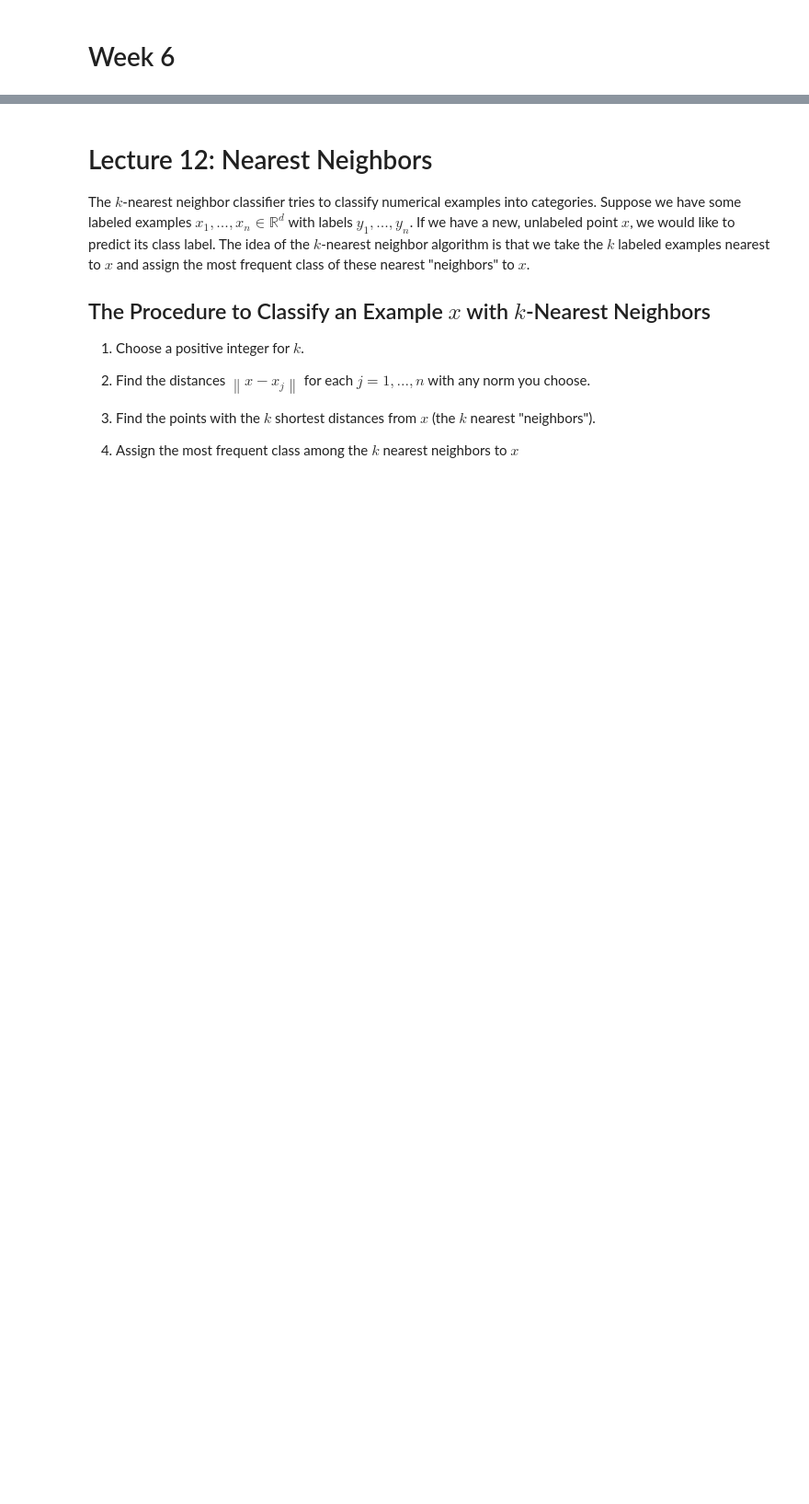
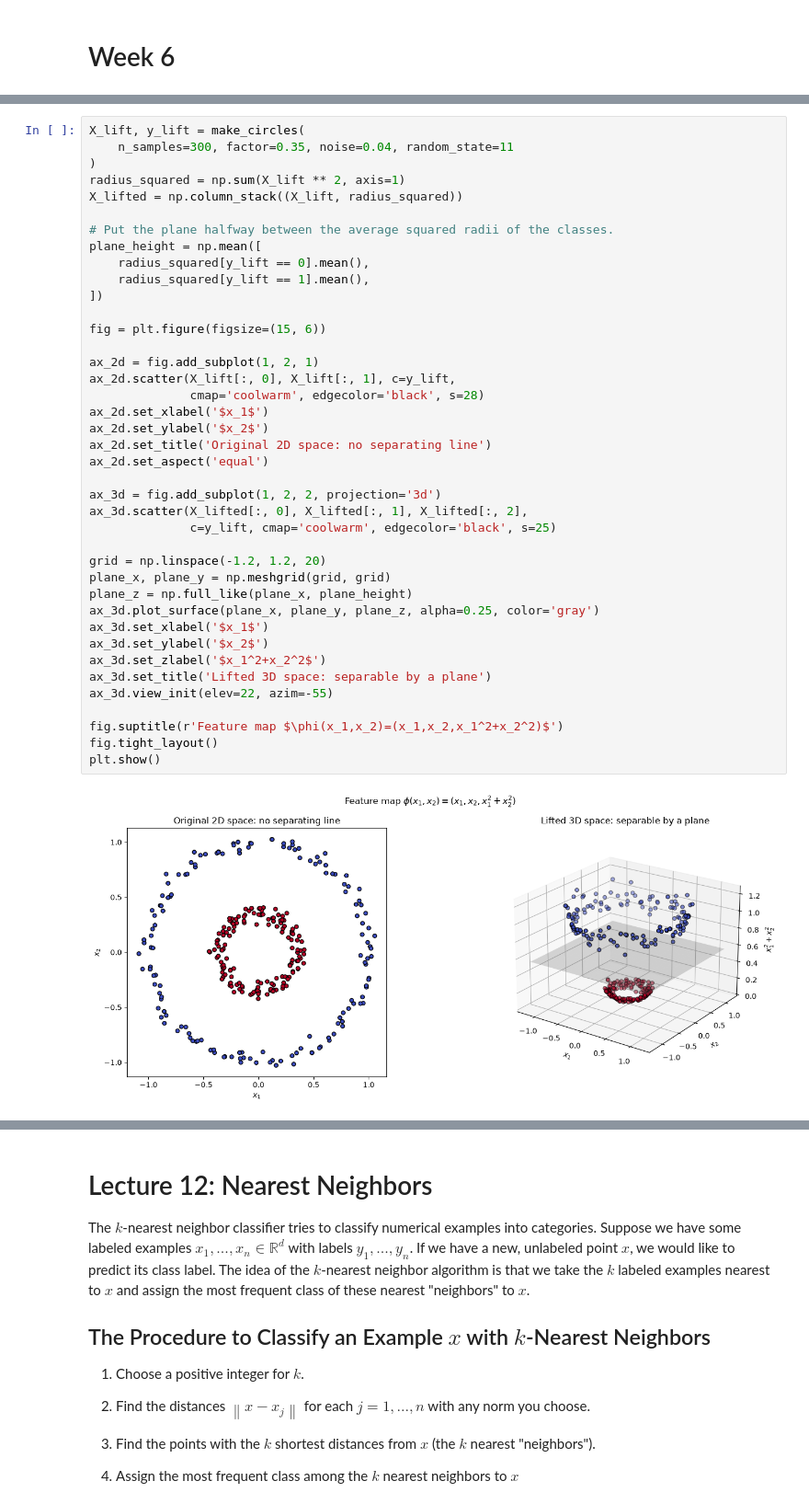
Before and after one commit to rtwhite1546/Fall-2026-Intro-to-Machine-Learning, a Jupyter notebook: Week-06-SVM-and-Nearest-Neighbors/Week-06.ipynb, the cells around one changed output, grey strips where cells are left out. Shown at 92% size. Drawn from its saved outputs; the diff is of its cells as text; blank space fills up the shorter version.

```diff
--- a/Week-06-SVM-and-Nearest-Neighbors/Week-06.ipynb
+++ b/Week-06-SVM-and-Nearest-Neighbors/Week-06.ipynb
@@ -6,0 +149,42 @@ Lecture materials will be added before this class meeting.
+# %%
+X_lift, y_lift = make_circles(
+    n_samples=300, factor=0.35, noise=0.04, random_state=11
+)
+radius_squared = np.sum(X_lift ** 2, axis=1)
+X_lifted = np.column_stack((X_lift, radius_squared))
+
+# Put the plane halfway between the average squared radii of the classes.
+plane_height = np.mean([
+    radius_squared[y_lift == 0].mean(),
+    radius_squared[y_lift == 1].mean(),
+])
+
+fig = plt.figure(figsize=(15, 6))
+
+ax_2d = fig.add_subplot(1, 2, 1)
+ax_2d.scatter(X_lift[:, 0], X_lift[:, 1], c=y_lift,
+              cmap='coolwarm', edgecolor='black', s=28)
+ax_2d.set_xlabel('$x_1$')
+ax_2d.set_ylabel('$x_2$')
+ax_2d.set_title('Original 2D space: no separating line')
+ax_2d.set_aspect('equal')
+
+ax_3d = fig.add_subplot(1, 2, 2, projection='3d')
+ax_3d.scatter(X_lifted[:, 0], X_lifted[:, 1], X_lifted[:, 2],
+              c=y_lift, cmap='coolwarm', edgecolor='black', s=25)
+
+grid = np.linspace(-1.2, 1.2, 20)
+plane_x, plane_y = np.meshgrid(grid, grid)
+plane_z = np.full_like(plane_x, plane_height)
+ax_3d.plot_surface(plane_x, plane_y, plane_z, alpha=0.25, color='gray')
+ax_3d.set_xlabel('$x_1$')
+ax_3d.set_ylabel('$x_2$')
+ax_3d.set_zlabel('$x_1^2+x_2^2$')
+ax_3d.set_title('Lifted 3D space: separable by a plane')
+ax_3d.view_init(elev=22, azim=-55)
+
+fig.suptitle(r'Feature map $\phi(x_1,x_2)=(x_1,x_2,x_1^2+x_2^2)$')
+fig.tight_layout()
+plt.show()
+# %% [output]
+[figure, added]
```
Also changed, not shown: parts of 21 cells of this notebook, 3 other files.
